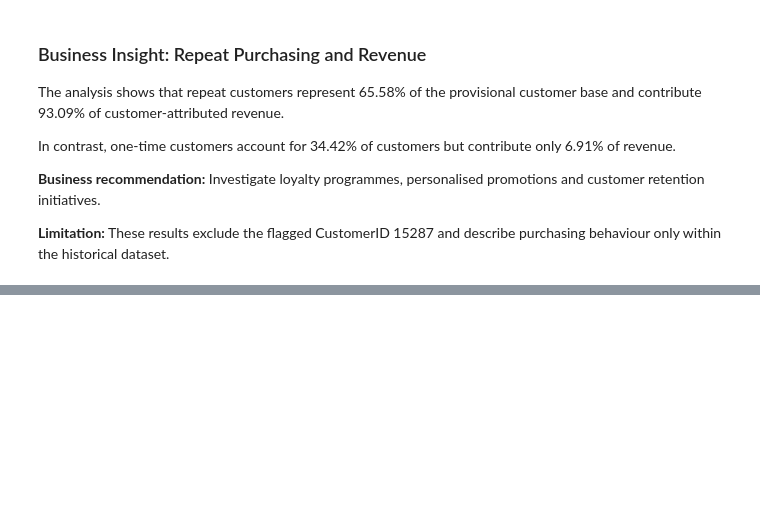
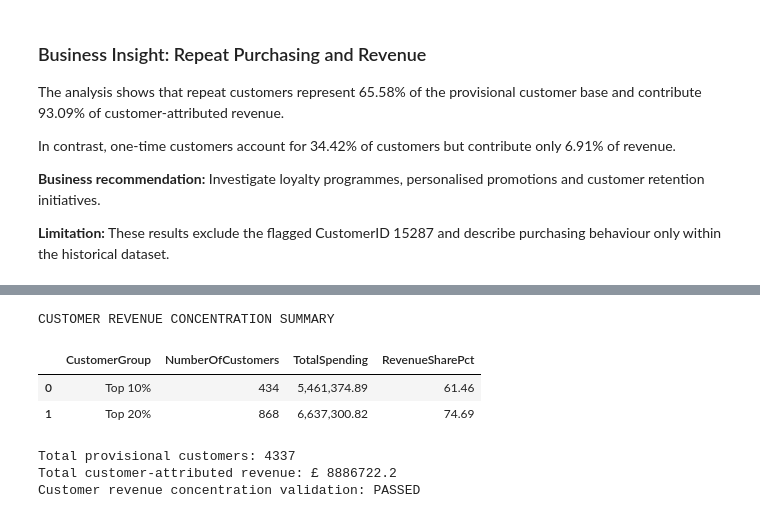
Before and after one commit to SeunJoy/Online-Retail-Intelligence-Capstone, a Jupyter notebook: jupyter_notebooks/03_exploratory_data_analysis.ipynb, the cells around one changed output, grey strips where cells are left out. Drawn from its saved outputs; the diff is of its cells as text; code cells hidden in the pictures; blank space fills up the shorter version.

```diff
--- a/jupyter_notebooks/03_exploratory_data_analysis.ipynb
+++ b/jupyter_notebooks/03_exploratory_data_analysis.ipynb
@@ -1559,0 +1826,80 @@ and describe purchasing behaviour only within the historical dataset.
+# %%
+# STEP 102: Sort provisional customers by total spending.
+# Highest-spending customers appear first.
+# Use a copy to preserve the original customer performance dataset.
+
+customer_ranked = (
+    customer_performance
+    .sort_values(
+        by="TotalSpending",
+        ascending=False
+    )
+    .reset_index(drop=True)
+)
+
+
+# STEP 103: Calculate the number of customers in the top 10% and 20%.
+# Use ceiling to include at least the requested percentage.
+
+top_10_count = int(np.ceil(len(customer_ranked) * 0.10))
+top_20_count = int(np.ceil(len(customer_ranked) * 0.20))
+
+
+# STEP 104: Calculate the total customer-attributed revenue.
+# This provides the denominator for the concentration calculations.
+
+total_customer_revenue = customer_ranked["TotalSpending"].sum()
+
+top_10_revenue = (
+    customer_ranked.head(top_10_count)["TotalSpending"].sum()
+)
+
+top_20_revenue = (
+    customer_ranked.head(top_20_count)["TotalSpending"].sum()
+)
+
+
+# STEP 105: Calculate revenue contribution percentages.
+# These figures show how concentrated spending is among top customers.
+
+top_10_share = top_10_revenue / total_customer_revenue * 100
+top_20_share = top_20_revenue / total_customer_revenue * 100
+
+
+# STEP 106: Display the customer revenue concentration summary.
+# Present both customer counts and revenue contributions.
+
+concentration_summary = pd.DataFrame({
+    "CustomerGroup": ["Top 10%", "Top 20%"],
+    "NumberOfCustomers": [top_10_count, top_20_count],
+    "TotalSpending": [top_10_revenue, top_20_revenue],
+    "RevenueSharePct": [top_10_share, top_20_share]
+})
+
+print("CUSTOMER REVENUE CONCENTRATION SUMMARY")
+display(concentration_summary.round(2))
+
+
+# STEP 107: Validate the concentration calculations.
+# The top 10% must not contribute more revenue than the top 20%.
+# Neither group can contribute more than 100% of total revenue.
+
+assert 0 <= top_10_share <= top_20_share <= 100
+
+assert np.isclose(
+    total_customer_revenue,
+    customer_performance["TotalSpending"].sum()
+)
+
+print("\nTotal provisional customers:", len(customer_ranked))
+print("Total customer-attributed revenue: £",
+      round(total_customer_revenue, 2))
+print("Customer revenue concentration validation: PASSED")
+# %% [output]
+CUSTOMER REVENUE CONCENTRATION SUMMARY
+|  | CustomerGroup | NumberOfCustomers | TotalSpending | RevenueSharePct |
+| 0 | Top 10% | 434 | 5,461,374.89 | 61.46 |
+| 1 | Top 20% | 868 | 6,637,300.82 | 74.69 |
+Total provisional customers: 4337
+Total customer-attributed revenue: £ 8886722.2
+Customer revenue concentration validation: PASSED
```
Also changed, not shown: parts of 10 cells of this notebook.
